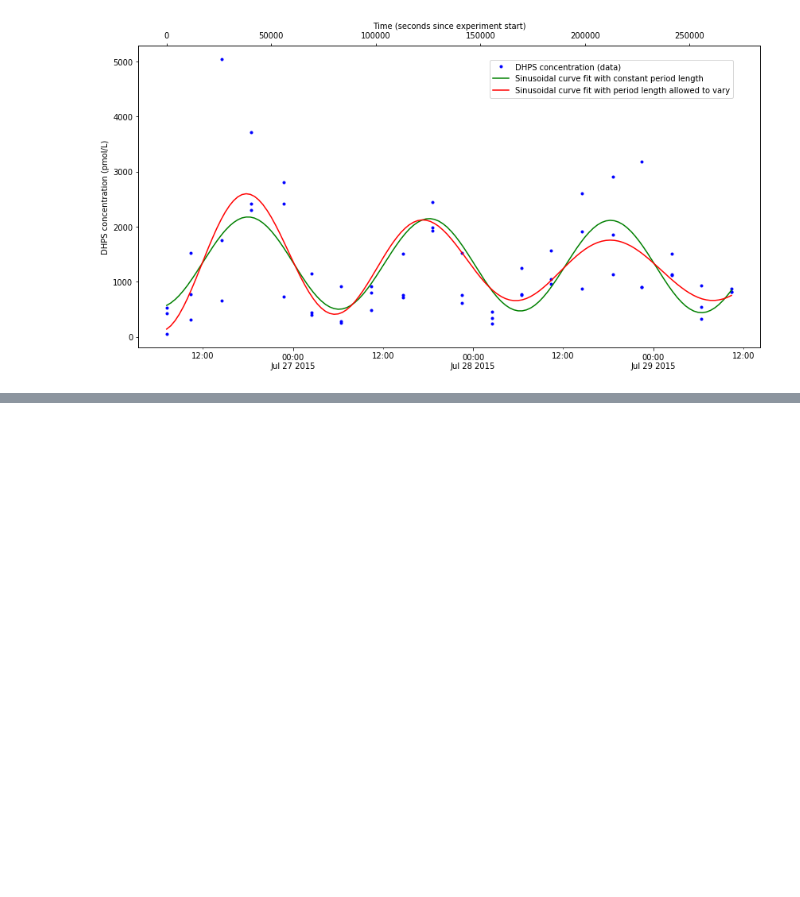
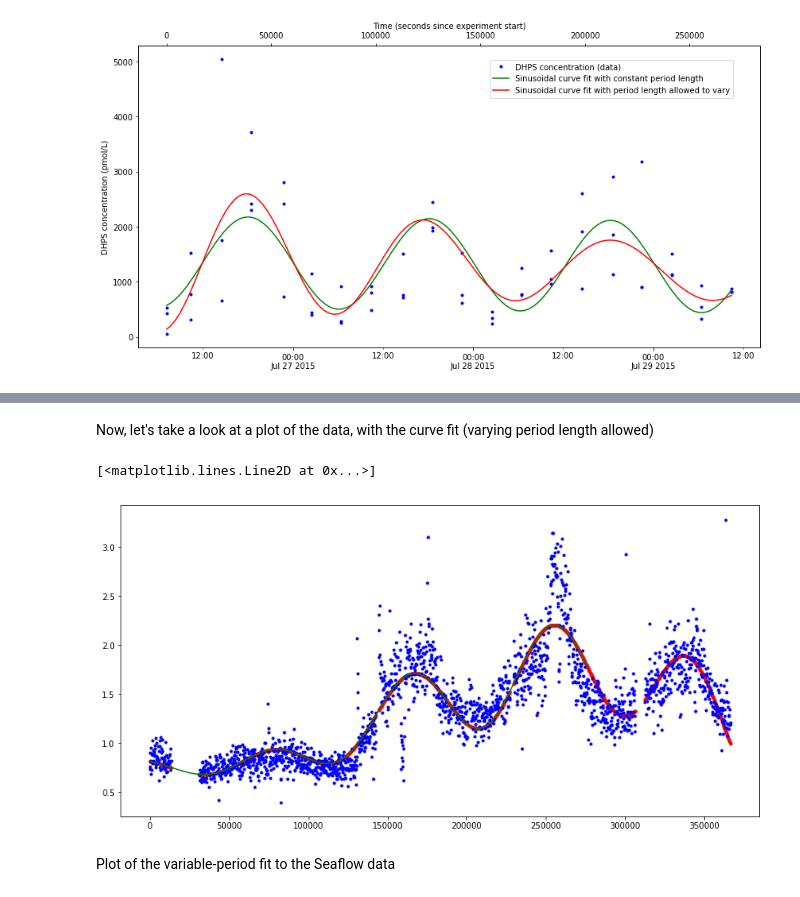
Before and after one commit to jamesrco/DielALOHA, a Jupyter notebook: python3/ALOHAdielCurveFit.ipynb, the cells around one changed output, grey strips where cells are left out. Drawn from its saved outputs; the diff is of its cells as text; code cells hidden in the pictures; blank space fills up the shorter version.

```diff
--- a/python3/ALOHAdielCurveFit.ipynb
+++ b/python3/ALOHAdielCurveFit.ipynb
@@ -379,0 +505,31 @@ plt.rcParams['timezone'] = current_matplotTZ
+# %%
+# function where period is allowed to vary
+def multWaves_func_varPer_4(x, a, b, c, d, e, f, g, h, i, j, k, l, m, n):
+    return a * np.sin(2 * np.pi / b * x + c ) + (
+        d * np.sin(2 * np.pi / e * x + f )) + (
+        g * np.sin(2 * np.pi / h * x + i )) + (
+        j * np.sin(2 * np.pi / k * x + l )) + m + n * x
+# a, d, g, j: amplitudes
+# b, e, h, k: period
+# c, f, i, l: phase
+# m: y-offset
+# n: slope of linear trend (if any)
+
+# do the fitting
+popt_varPer, pcov_varPer = curve_fit(multWaves_func_varPer_4, TimestampSeaflow_secFromStart_alt, dielSeaFlow.trunc['Cbiomass_umol.L'], bounds=(
+    [-1000000, 50000, -1000000, -1000000, 95000, -1000000, -1000000, 50000, -1000000, -1000000, 50000, -1000000, -1000000, -1000000], (
+        [200000, 1500000, 200000, 200000, 150000, 200000, 200000, 150000, 200000, 200000, 150000, 200000, 200000, 200000])))
+
+# output results, and some diagnostics
+print("Parameter fits for model where length of period (2nd, 5th, 8th, 11th values) is allowed to vary:")
+display(popt_varPer)
+print("R-squared of fit:")
+residuals_varPer = dielSeaFlow.trunc['Cbiomass_umol.L'] - multWaves_func_varPer_4(TimestampSeaflow_secFromStart_alt, *popt_varPer)
+ss_res_varPer = np.sum(residuals_varPer**2)
+ss_tot_varPer = np.sum((dielSeaFlow.trunc['Cbiomass_umol.L']-np.mean(dielSeaFlow.trunc['Cbiomass_umol.L']))**2)
+r_squared_varPer = 1 - (ss_res_varPer / ss_tot_varPer)
+display(r_squared_varPer)
+# calculate the uncertainties
+print("Parameter uncertainties (1 sigma):")
+perr_varPer = np.sqrt(np.diag(pcov_varPer))
+display(perr_varPer)
@@ -379,0 +549,14 @@ plt.rcParams['timezone'] = current_matplotTZ
+# %% [markdown]
+Now, let's take a look at a plot of the data, with the curve fit (varying period length allowed)
+# %%
+fig = plt.figure(figsize=(14, 7))
+
+plt.plot(TimestampSeaflow_secFromStart_alt, multWaves_func_varPer_4(TimestampSeaflow_secFromStart_alt, *popt_varPer), 'r.')
+plt.plot(TimestampSeaflow_secFromStart_alt, dielSeaFlow.trunc['Cbiomass_umol.L'], 'b.')
+plt.plot(pandas.Series(list(range(0, int(TimestampSeaflow_secFromStart_alt[len(TimestampSeaflow_secFromStart_alt)-1]), 2000))), multWaves_func_varPer_4(
+   pandas.Series(list(range(0, int(TimestampSeaflow_secFromStart_alt[len(TimestampSeaflow_secFromStart_alt)-1]), 2000))), *popt_varPer), 'g-')
+# %% [output]
+[<matplotlib.lines.Line2D at 0x...>]
+[figure, added]
+# %% [markdown]
+Plot of the variable-period fit to the Seaflow data
```
Also changed, not shown: parts of 16 cells of this notebook.
